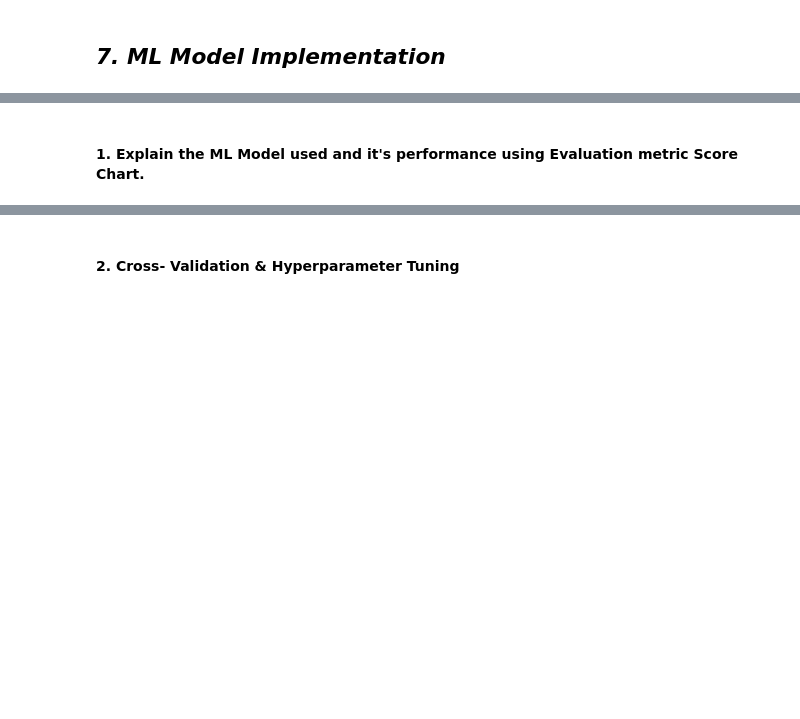
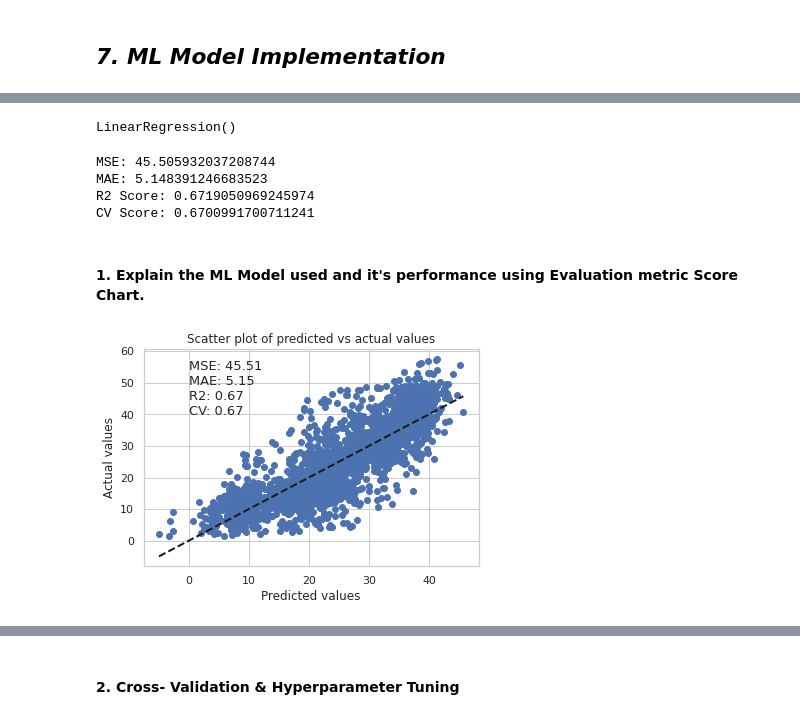
Before and after one commit to ayush9304/BikeSharingDemandPrediction, a Jupyter notebook: Bike_Sharing_Demand_Prediction.ipynb, the cells around one changed output, grey strips where cells are left out. Cells and saved outputs as stored; diff of their text form; code cells hidden in the pictures; blank space fills up the shorter version.

Commit message:
Started modelling, Trained 2 models

```diff
--- a/Bike_Sharing_Demand_Prediction.ipynb
+++ b/Bike_Sharing_Demand_Prediction.ipynb
@@ -1228,0 +1424,9 @@ Answer Here.
+# %%
+# Splitting data into 75:25 ratio
+X_train, X_test, y_train, y_test = train_test_split(df2.drop("Rented Bike Count", axis=1), df2["Rented Bike Count"], test_size = 0.25, random_state = 0)
+
+# describes info about train and test set
+print("Number transactions X_train dataset: ", X_train.shape)
+print("Number transactions y_train dataset: ", y_train.shape)
+print("Number transactions X_test dataset: ", X_test.shape)
+print("Number transactions y_test dataset: ", y_test.shape)
@@ -1249,6 +1468,28 @@ Answer Here.
 # %%
 # ML Model - 1 Implementation
-
+linear_reg = LinearRegression()
 # Fit the Algorithm
-
-# Predict on the model
+linear_reg.fit(X_train, y_train)
+# %% [output]
+LinearRegression()
+# %%
+# Predict on the model
+train_preds = linear_reg.predict(X_train)
+test_preds = linear_reg.predict(X_test)
+# %%
+mse = mean_squared_error(y_test, test_preds)
+print("MSE:", mse)
+
+mae = mean_absolute_error(y_test, test_preds)
+print("MAE:", mae)
+
+r2 = r2_score(y_test, test_preds)
+print("R2 Score:", r2)
+
+cv_score = cross_val_score(estimator = linear_reg, X=X_train, y=y_train, cv = 5).mean()
+print("CV Score:", cv_score)
+# %% [output]
+MSE: 45.505932037208744
+MAE: 5.148391246683523
+R2 Score: 0.6719050969245974
+CV Score: 0.6700991700711241
@@ -1258,0 +1502,14 @@ Answer Here.
+# %%
+# Create scatter plot
+plt.scatter(test_preds, y_test)
+plt.plot([min(test_preds), max(test_preds)], [min(test_preds), max(test_preds)], 'k--', lw=2)
+plt.xlabel('Predicted values')
+plt.ylabel('Actual values')
+plt.title('Scatter plot of predicted vs actual values')
+
+# Add evaluation metrics to plot
+plt.text(0, 40, f'MSE: {mse:.2f}\nMAE: {mae:.2f}\nR2: {r2:.2f}\nCV: {cv_score:.2f}', fontsize=13, ha='left')
+
+plt.show()
+# %% [output]
+[figure, added]
```
Also changed, not shown: parts of 73 cells of this notebook.
